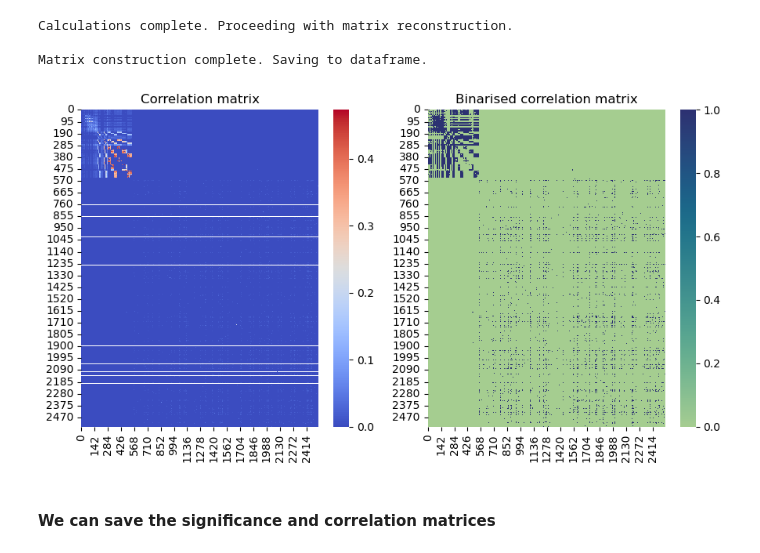
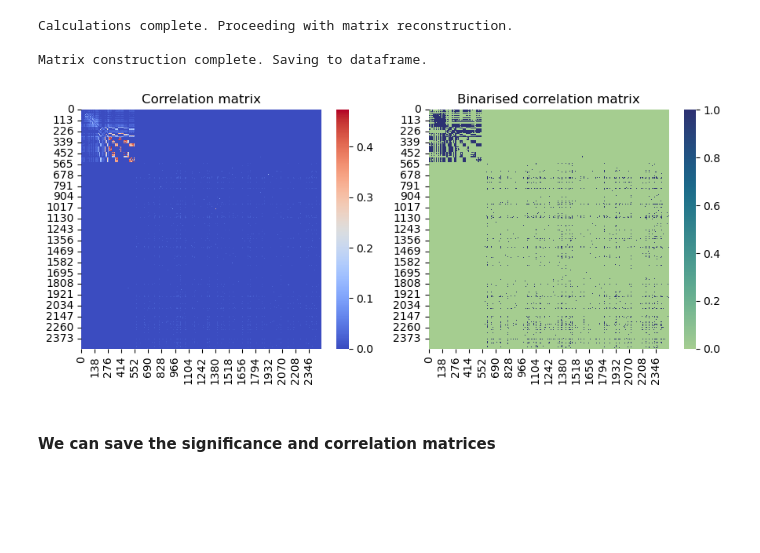
Before and after one commit to sgb67/ifw, a Jupyter notebook: bIFW_biftrif.ipynb, the cells around one changed output. Cells and saved outputs as stored; diff of their text form; code cells hidden in the pictures; blank space fills up the shorter version.

```diff
--- a/bIFW_biftrif.ipynb
+++ b/bIFW_biftrif.ipynb
@@ -15,7 +15,7 @@ import seaborn as sns
 # %%
 # load the example dataset, the synthetic data from Arthur's original paper and Sergio's thesis
 path = 'c:/Users/sergi/Documents/GitHub/fw_mres/dev_syndata/'
-syndata = pd.read_csv(path + "/trif/trif_data.csv",header=0,index_col=0)
+syndata = pd.read_csv(path + "/trifbif/trifbif_data.csv",header=0,index_col=0)
 # %% [markdown]
 ## bIFW
 # %% [markdown]
@@ -34,6 +34,11 @@ def bIFW_preprocess_counts(count_matrix, clip = True, cutoff_percentile = 25):
 
     count_max = np.max(count_matrix,axis=0) #get the max, which is 97.5th percentile if clip == True, to normalise
     norm_orig = count_matrix / count_max #just normalise using max value
+    if np.where(count_max == 0)[0].shape[0] > 0:
+        print(f"There were {np.where(count_max == 0)[0].shape[0]} genes with 0 counts in all cells. Dropping them to prevent NaN formation.\n")
+        # drop columns with all 0s
+        norm_orig = norm_orig.loc[:, norm_orig.columns[norm_orig.sum() != 0]]
+        count_matrix = count_matrix.loc[:, count_matrix.columns[count_matrix.sum() != 0]]
     print(f"Normalisation done. Matrix shape is {norm_orig.shape}. Now discretising.\n")
 
     # now discretisation: for bIFW, it is a two-state discretisation or binarisation
@@ -58,7 +63,10 @@ def bIFW_preprocess_counts(count_matrix, clip = True, cutoff_percentile = 25):
     print(f"Discretisation done. Returning resulting normalised and binarised matrices.\n")
     binarised_matrix = np.array(binarised_matrix).T
     binarised_df = pd.DataFrame(data=binarised_matrix, columns=Feature_IDs, index=norm_orig.index)
+
+    if np.where(count_max == 0)[0].shape[0] > 0:
+        return np.where(count_max == 0)[0], count_matrix, norm_orig, binarised_df
     return norm_orig, binarised_df
 
-norm_orig, binarised_df = bIFW_preprocess_counts(count_matrix=syndata)
+zerogenes, syndata, norm_orig, binarised_df = bIFW_preprocess_counts(count_matrix=syndata)
 # %% [output]
@@ -488,18 +516,18 @@ Matrix construction complete. Saving to dataframe.
 # %%
 # we can also perform visual checks on the Omega matrix
 omega_matrix_bin = np.where(omega_matrix > 0, 1, 0)
 
-fig, axes = plt.subplots(1, 2, figsize=(9, 5))
+fig, axes = plt.subplots(1, 2, figsize=(9, 4))
 sns.heatmap(omega_matrix, cmap="coolwarm", ax = axes[0])
 axes[0].set_title('Correlation matrix', fontsize=12)
 
 sns.heatmap(omega_matrix_bin, cmap="crest", ax = axes[1])
 axes[1].set_title('Binarised correlation matrix', fontsize=12)
 
 plt.tight_layout()
 plt.show()
 # %% [output]
-[figure, old version]
+[figure, new version]
 # %% [markdown]
 #### We can save the significance and correlation matrices
 # %%
```
Also changed, not shown: parts of 18 cells of this notebook, 2 other files.
